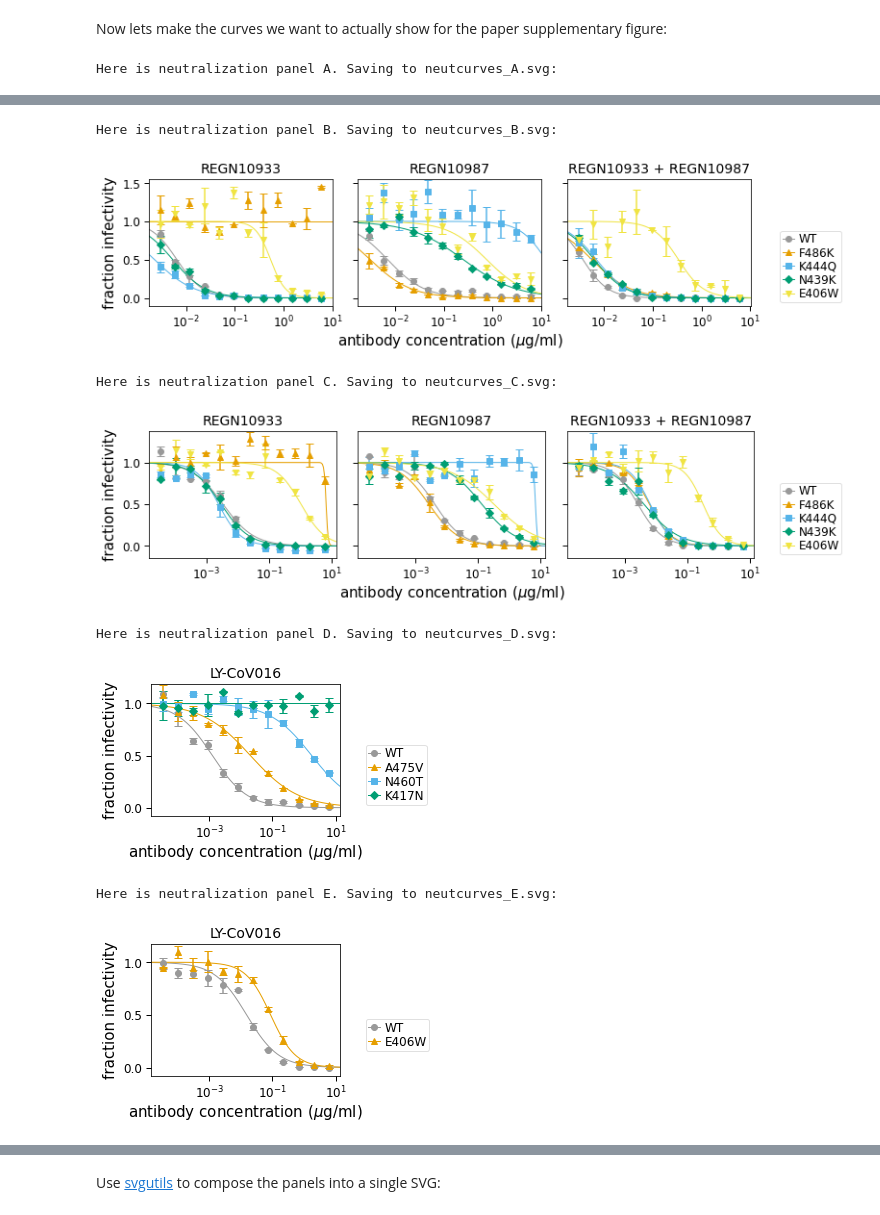
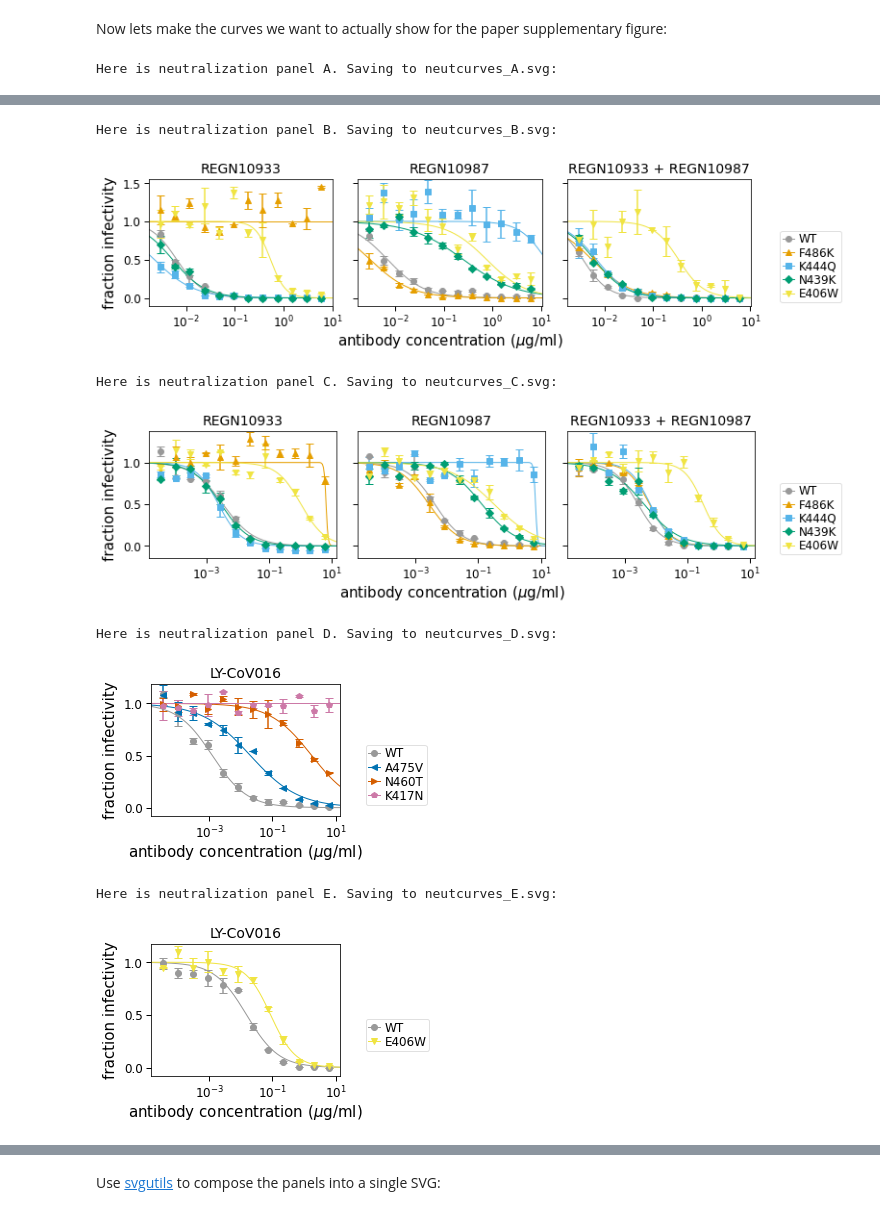
Before and after one commit to jbloomlab/SARS-CoV-2-RBD_MAP_clinical_Abs, a Jupyter notebook: exptl_neut_data/analyze_neuts.ipynb, the cells around one changed output, grey strips where cells are left out. Drawn from its saved outputs; the diff is of its cells as text; code cells hidden in the pictures.

```diff
--- a/exptl_neut_data/analyze_neuts.ipynb
+++ b/exptl_neut_data/analyze_neuts.ipynb
@@ -98,6 +98,10 @@ _ = fits.plotSera(widthscale=1.1)
 # %% [markdown]
 Now lets make the curves we want to actually show for the paper supplementary figure:
 # %%
+# Common color scheme for viruses
+virus_to_color_marker = {v: (c, m) for v, c, m in
+                         zip(fits.allviruses, CBPALETTE, CBMARKERS)}
+
 svg_files = {}
 for panel, sera_dates, widthscale in [
         ('A',
@@ -110,34 +114,35 @@ for panel, sera_dates, widthscale in [
         ('C',
          ['REGN10933_20201210', 'REGN10987_20201210', 'REGN10933+REGN10987_20201210'],
          1.04),
         ('D',
          ['CB6_20201122'],
          1.04),
         ('E',
          ['CB6_20201210'],
          1.04),
         ]:
     sera_names = [s.split('_')[0].replace('+', ' + ').replace('CB6', 'LY-CoV016')
                   for s in sera_dates]
     fig_panel, _ = fits.plotSera(sera=sera_dates,
                                  titles=sera_names,
                                  widthscale=widthscale,
                                  heightscale=1.05,
-                                 xlabel='antibody concentration ($\mu$g/ml)')
+                                 xlabel='antibody concentration ($\mu$g/ml)',
+                                 virus_to_color_marker=virus_to_color_marker)
     svg_file = f"neutcurves_{panel}.svg"
     svg_files[panel] = svg_file
     print(f"\nHere is neutralization panel {panel}. Saving to {svg_file}:")
     display(fig_panel)
     fig_panel.savefig(svg_file)
     plt.close(fig_panel)
 # %% [output]
 Here is neutralization panel A. Saving to neutcurves_A.svg:
 [figure]
 Here is neutralization panel B. Saving to neutcurves_B.svg:
 [figure]
 Here is neutralization panel C. Saving to neutcurves_C.svg:
 [figure]
 Here is neutralization panel D. Saving to neutcurves_D.svg:
-[figure, old version]
+[figure, new version]
 Here is neutralization panel E. Saving to neutcurves_E.svg:
-[figure, old version]
+[figure, new version]
```
Also changed, not shown: parts of 6 cells of this notebook, 11 other files.
